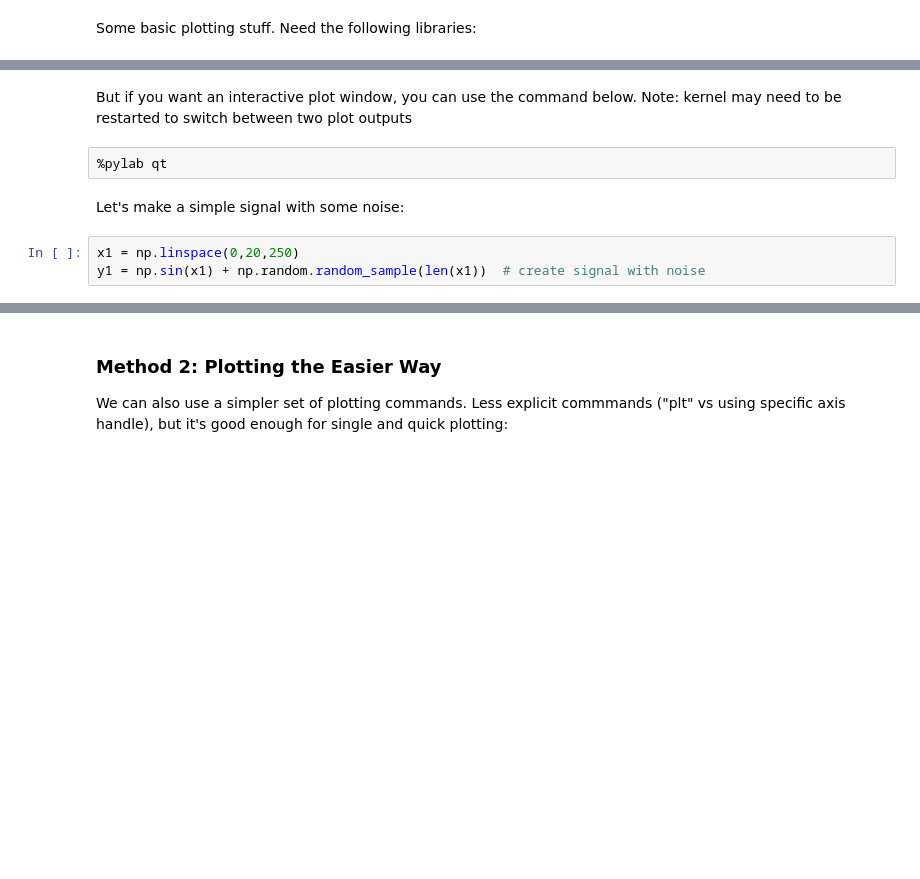
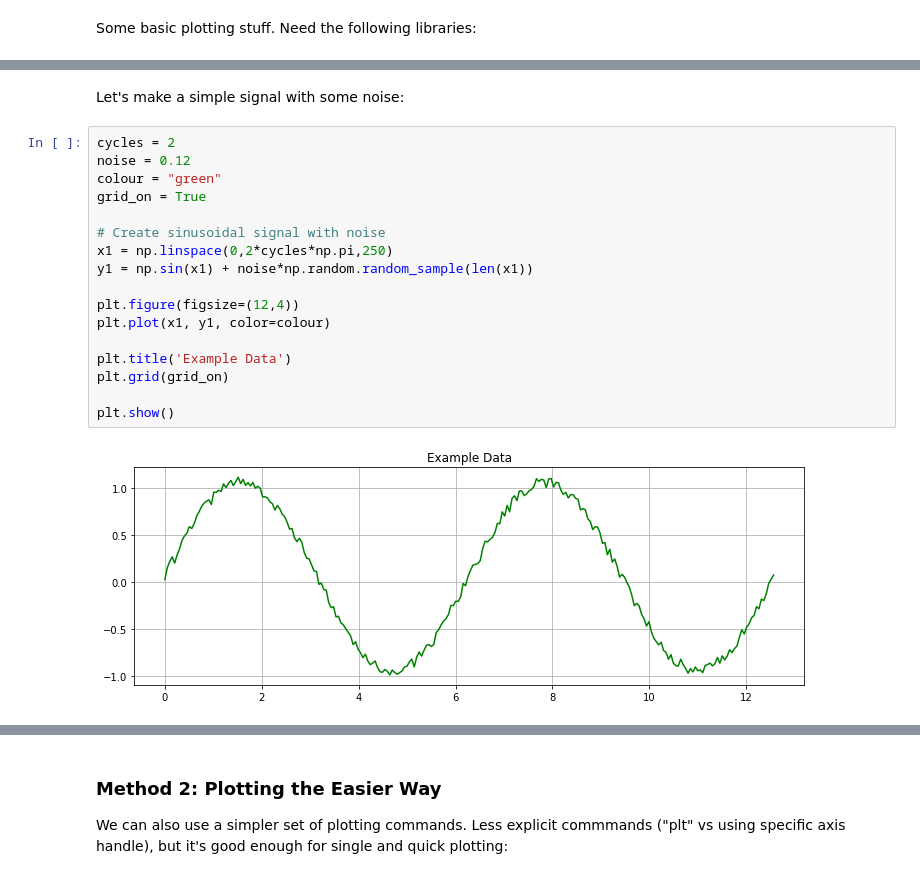
Before and after one commit to justinmklam/python-resources, a Jupyter notebook: [REF] Basic Plotting Examples.ipynb, the cells around one changed output, grey strips where cells are left out. Cells and saved outputs as stored; diff of their text form; blank space fills up the shorter version.

```diff
--- a/[REF] Basic Plotting Examples.ipynb
+++ b/[REF] Basic Plotting Examples.ipynb
@@ -30,12 +36,24 @@ Populating the interactive namespace from numpy and matplotlib
-# %% [markdown]
-But if you want an interactive plot window, you can use the command below. Note: kernel may need to be restarted to switch between two plot outputs
-# %% [raw]
-%pylab qt
 # %% [markdown]
 Let's make a simple signal with some noise:
-# %%
-x1 = np.linspace(0,20,250)
-y1 = np.sin(x1) + np.random.random_sample(len(x1))  # create signal with noise
+# %%
+cycles = 2
+noise = 0.12
+colour = "green"
+grid_on = True
+
+# Create sinusoidal signal with noise
+x1 = np.linspace(0,2*cycles*np.pi,250)
+y1 = np.sin(x1) + noise*np.random.random_sample(len(x1))
+
+plt.figure(figsize=(12,4))
+plt.plot(x1, y1, color=colour)
+
+plt.title('Example Data')
+plt.grid(grid_on)
+
+plt.show()
+# %% [output]
+[figure, added]
 # %% [markdown]
 Now let's plot it, annotate the figure, and change the x and y axis limits.
 
```
Also changed, not shown: parts of 22 cells of this notebook.
